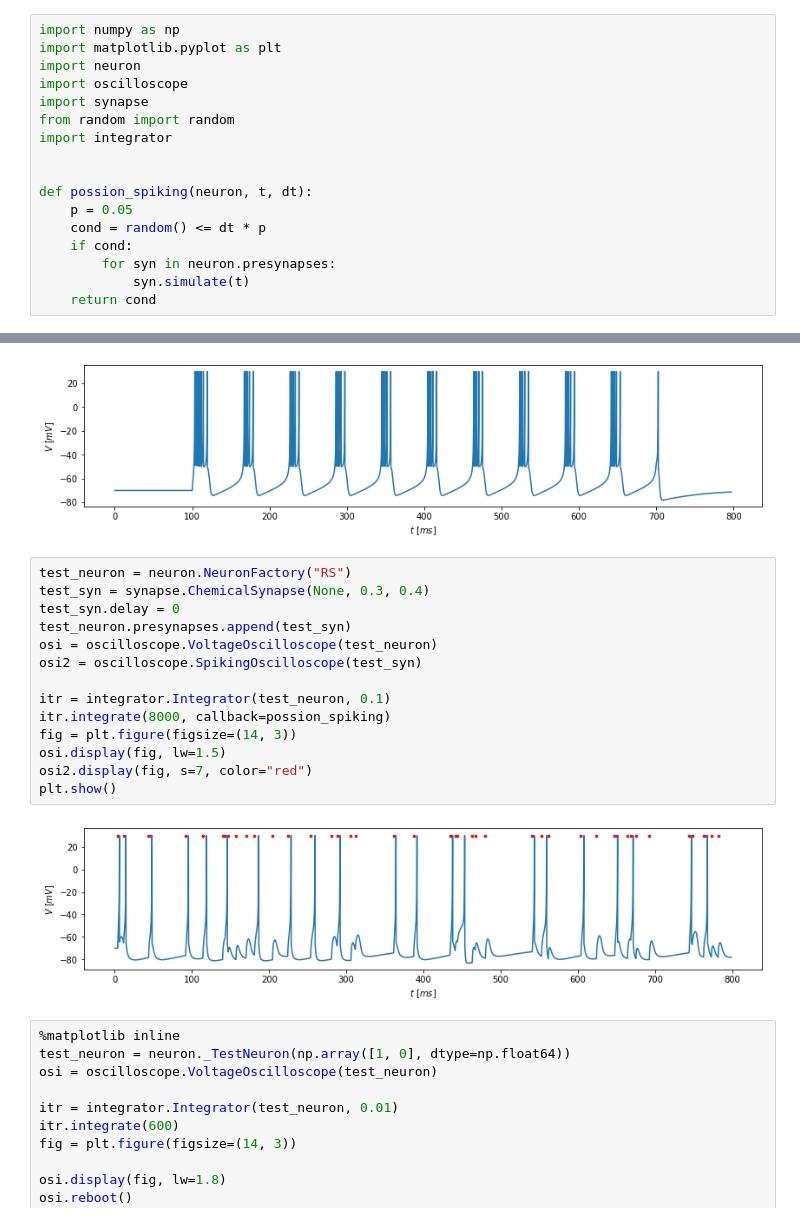
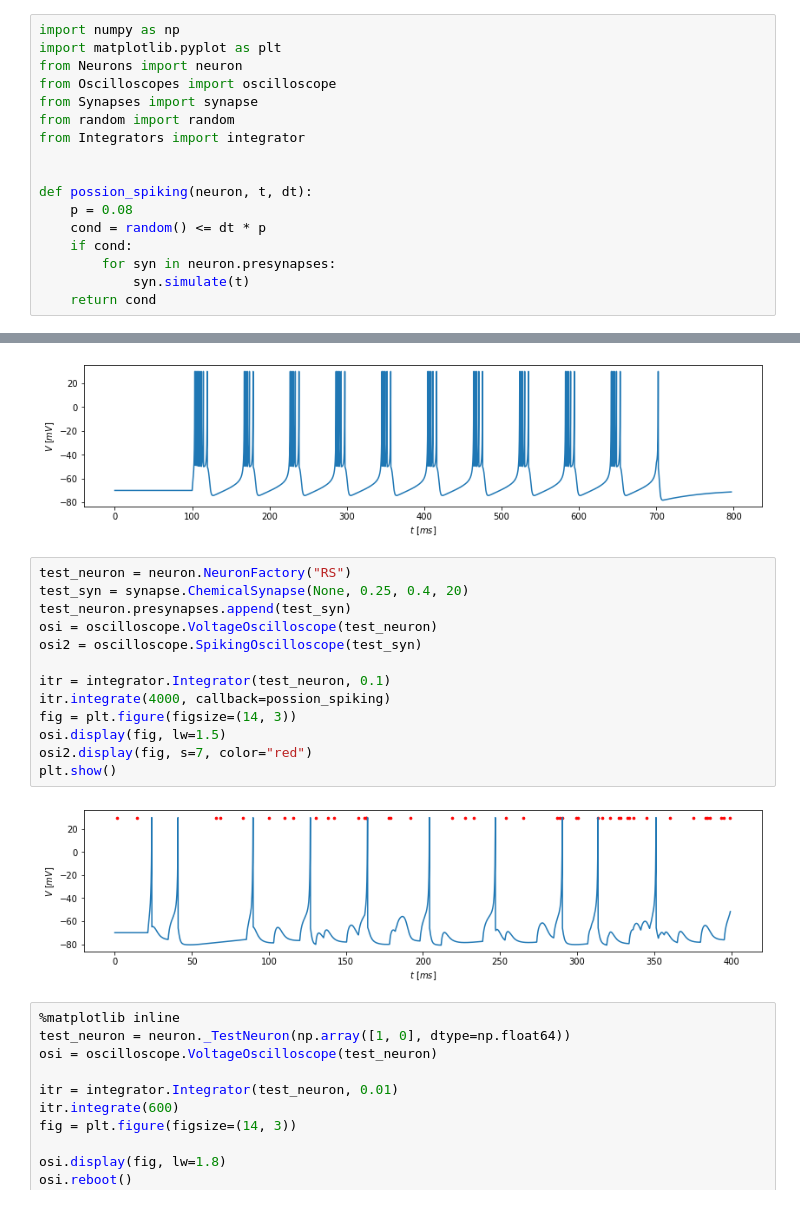
Before and after one commit to monlie/pyBrain, a Jupyter notebook: Untitled.ipynb, the cells around one changed output, grey strips where cells are left out. Saved outputs shown, nothing was run; the diff lists cells and outputs as text.

```diff
--- a/Untitled.ipynb
+++ b/Untitled.ipynb
@@ -1,15 +1,15 @@
 # %%
 import numpy as np
 import matplotlib.pyplot as plt
-import neuron
-import oscilloscope
-import synapse
+from Neurons import neuron
+from Oscilloscopes import oscilloscope
+from Synapses import synapse
 from random import random
-import integrator
+from Integrators import integrator
 
 
 def possion_spiking(neuron, t, dt):
-    p = 0.05
+    p = 0.08
     cond = random() <= dt * p
     if cond:
         for syn in neuron.presynapses:
@@ -53,20 +53,19 @@ plt.show()
 [figure]
 # %%
 test_neuron = neuron.NeuronFactory("RS")
-test_syn = synapse.ChemicalSynapse(None, 0.3, 0.4)
-test_syn.delay = 0
+test_syn = synapse.ChemicalSynapse(None, 0.25, 0.4, 20)
 test_neuron.presynapses.append(test_syn)
 osi = oscilloscope.VoltageOscilloscope(test_neuron)
 osi2 = oscilloscope.SpikingOscilloscope(test_syn)
 
 itr = integrator.Integrator(test_neuron, 0.1)
-itr.integrate(8000, callback=possion_spiking)
+itr.integrate(4000, callback=possion_spiking)
 fig = plt.figure(figsize=(14, 3))
 osi.display(fig, lw=1.5)
 osi2.display(fig, s=7, color="red")
 plt.show()
 # %% [output]
-[figure, old version]
+[figure, new version]
 # %%
 %matplotlib inline
 test_neuron = neuron._TestNeuron(np.array([1, 0], dtype=np.float64))
```
Also changed, not shown: 3 other files.
